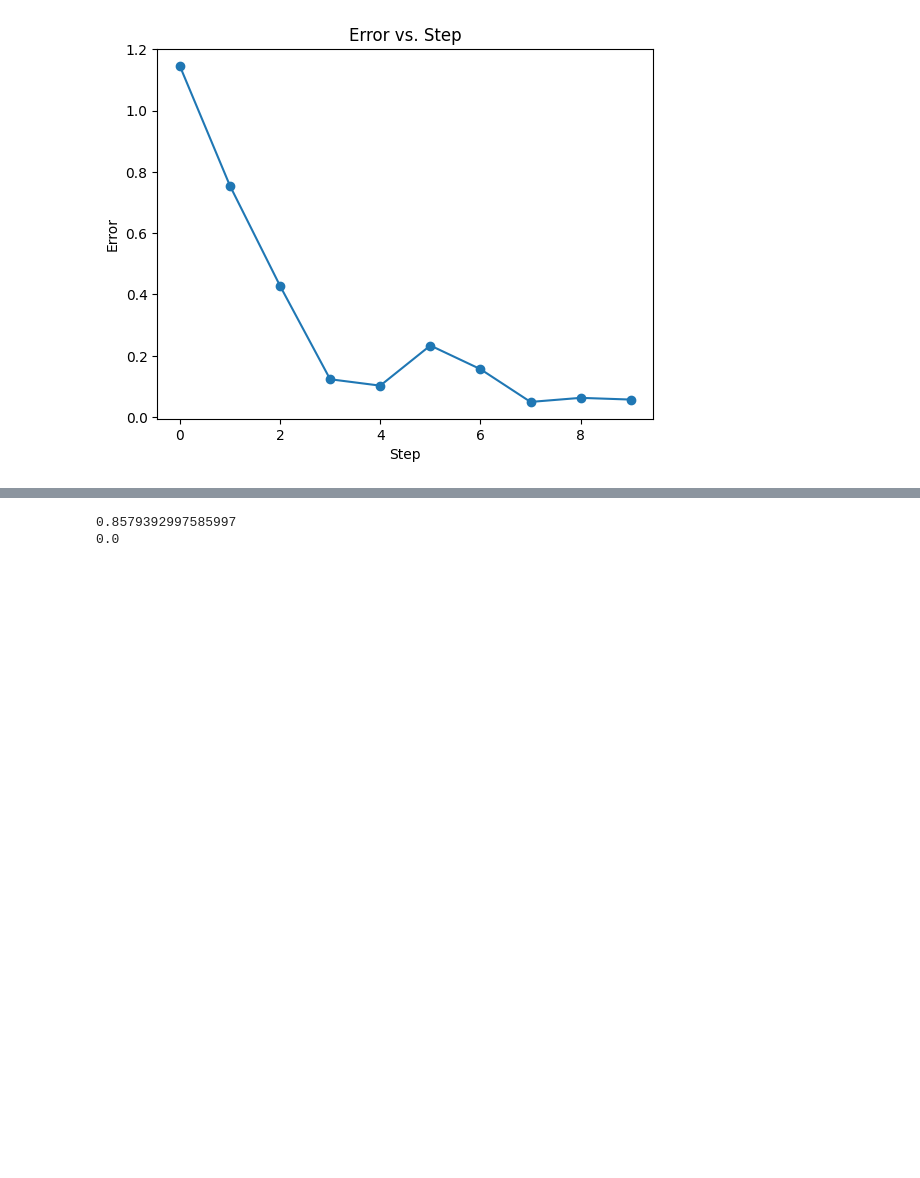
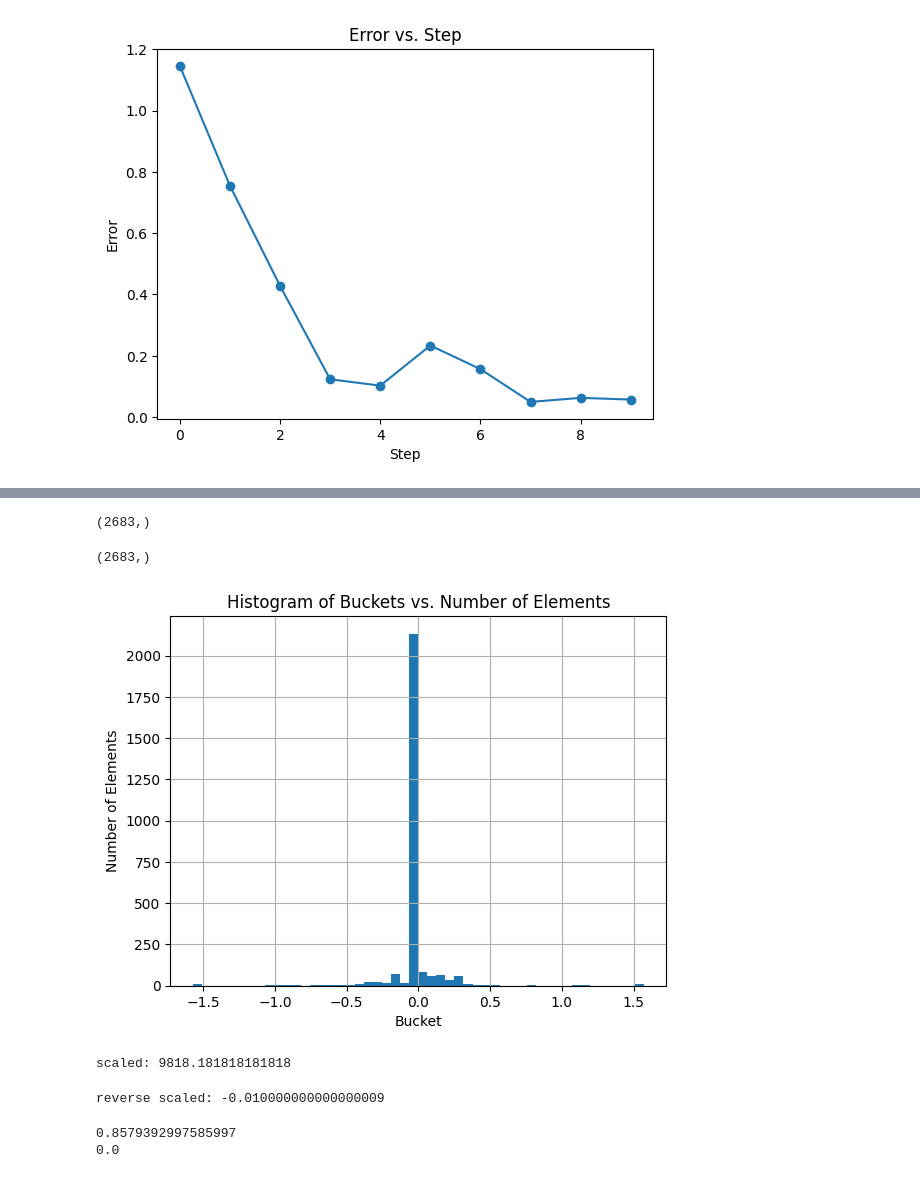
Before and after one commit to RobotiXX/multimodal-fusion-network, a Jupyter notebook: scripts/testing_fixed.ipynb, the cells around one changed output, grey strips where cells are left out. Cells and saved outputs as stored; diff of their text form; code cells hidden in the pictures; blank space fills up the shorter version.

```diff
--- a/scripts/testing_fixed.ipynb
+++ b/scripts/testing_fixed.ipynb
@@ -300,5 +308,5 @@ class IndexDataset(Dataset):
 
         return (image_paths, point_clouds, local_goal, robot_position, gt_cmd_vel)
 # %%
-idxer = IndexDataset('/home/ranjan/Workspace/my_works/fusion-network/recorded-data/138144_nrw_hall')
+idxer = IndexDataset('/home/ranjan/Workspace/my_works/fusion-network/recorded-data/train/135968_wt_at')
 # %% [output]
@@ -323,0 +332,11 @@ idxer = IndexDataset('/home/ranjan/Workspace/my_works/fusion-network/recorded-da
+# %%
+keys = list(idxer.content.keys())
+anglr_vel = []
+for key in keys:
+    anglr_vel.append(idxer.content[key]['gt_cmd_vel'][2])
+
+anglr_vel = np.array(anglr_vel)
+# %%
+anglr_vel.shape
+# %% [output]
+(2683,)
@@ -323,0 +397,8 @@ idxer = IndexDataset('/home/ranjan/Workspace/my_works/fusion-network/recorded-da
+# %%
+anglr_vel.shape
+# %% [output]
+(2683,)
+# %%
+plot_bucket_histogram(anglr_vel,50)
+# %% [output]
+[figure, added]
@@ -324,3 +413,13 @@ idxer = IndexDataset('/home/ranjan/Workspace/my_works/fusion-network/recorded-da
+# %%
+p = scale_min_max(-0.01 )
+print(f'scaled: {p}')
+# %% [output]
+scaled: 9818.181818181818
+# %%
+p = reverse_scale_min_max(p)
+print(f'reverse scaled: {p}')
+# %% [output]
+reverse scaled: -0.010000000000000009
 # %%
 
 def get_transformation_matrix(position, quaternion):
```
Also changed, not shown: parts of 5 cells of this notebook, 6 other files.
